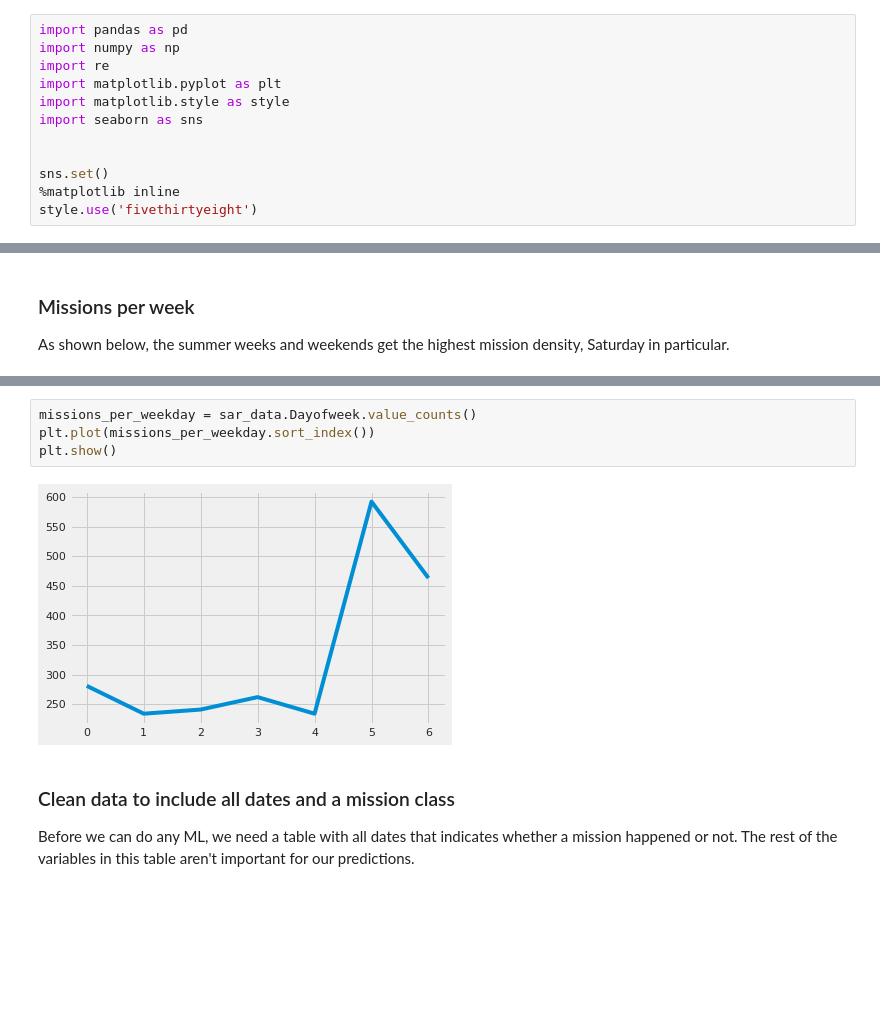
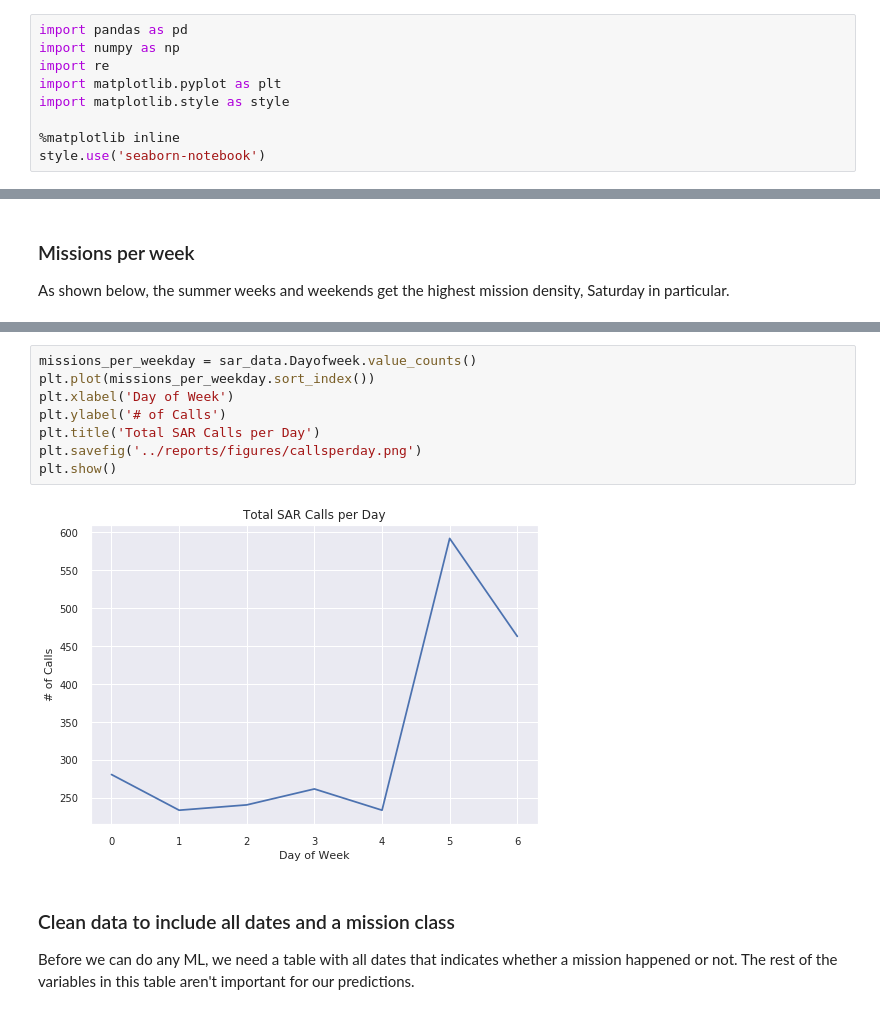
Before and after one commit to afederation/RescueForcast, a Jupyter notebook: notebooks/01-DataExploreAndClean.ipynb, the cells around one changed output, grey strips where cells are left out. Drawn from its saved outputs; the diff is of its cells as text; blank space fills up the shorter version.

Commit message:
Working on report

```diff
--- a/notebooks/01-DataExploreAndClean.ipynb
+++ b/notebooks/01-DataExploreAndClean.ipynb
@@ -25,12 +25,9 @@ import numpy as np
 import re
 import matplotlib.pyplot as plt
 import matplotlib.style as style
-import seaborn as sns
 
-
-sns.set()
 %matplotlib inline
-style.use('fivethirtyeight')
+style.use('seaborn-notebook')
 # %%
 input_filepath = '../data/raw/'
 sar_header = ['DEM', 'date', 'responders', 'hours', 'miles']
@@ -159,9 +159,13 @@ missions_per_week(sar_data)
 # %%
 missions_per_weekday = sar_data.Dayofweek.value_counts()
 plt.plot(missions_per_weekday.sort_index())
+plt.xlabel('Day of Week')
+plt.ylabel('# of Calls')
+plt.title('Total SAR Calls per Day')
+plt.savefig('../reports/figures/callsperday.png')
 plt.show()
 # %% [output]
-[figure, old version]
+[figure, new version]
 # %% [markdown]
 ### Clean data to include all dates and a mission class
 
```
Also changed, not shown: parts of 6 cells of this notebook, 9 other files.
